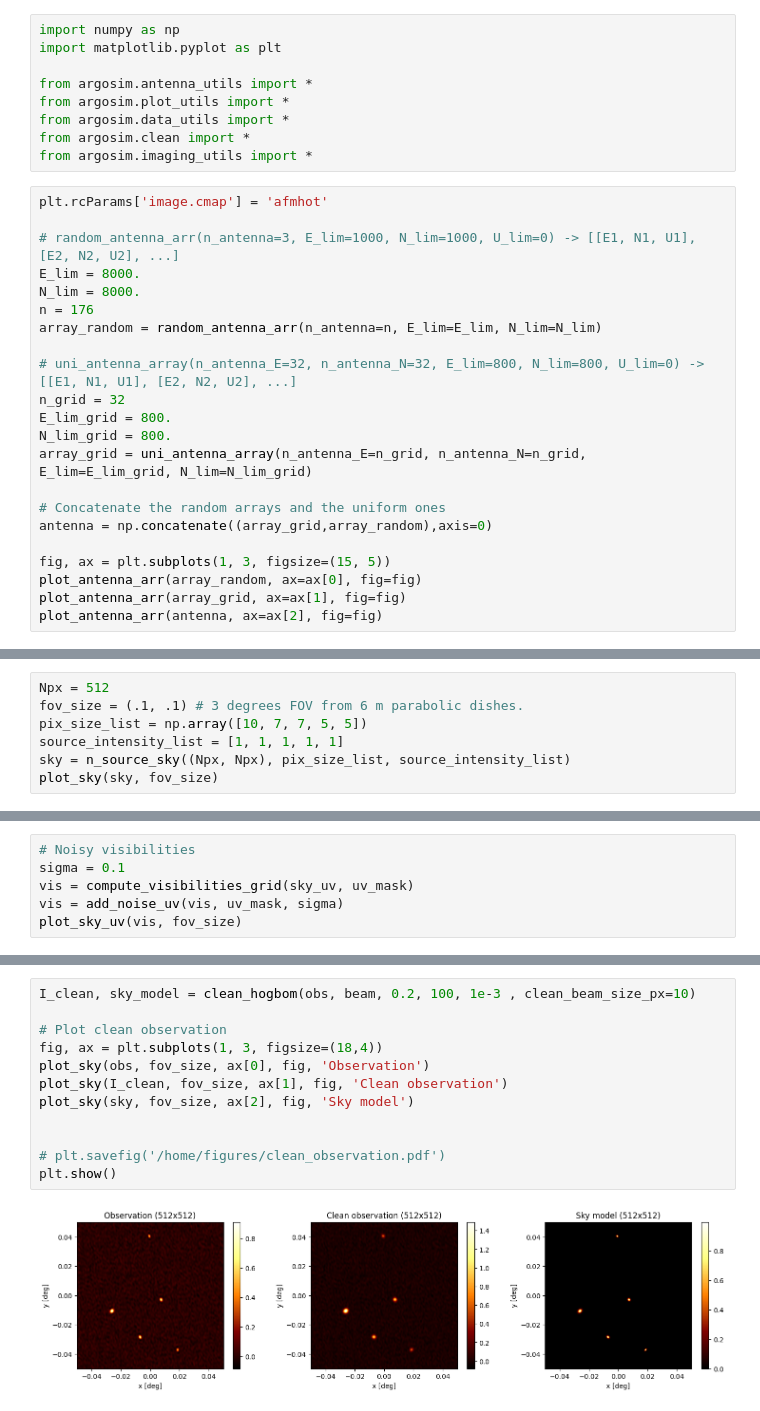
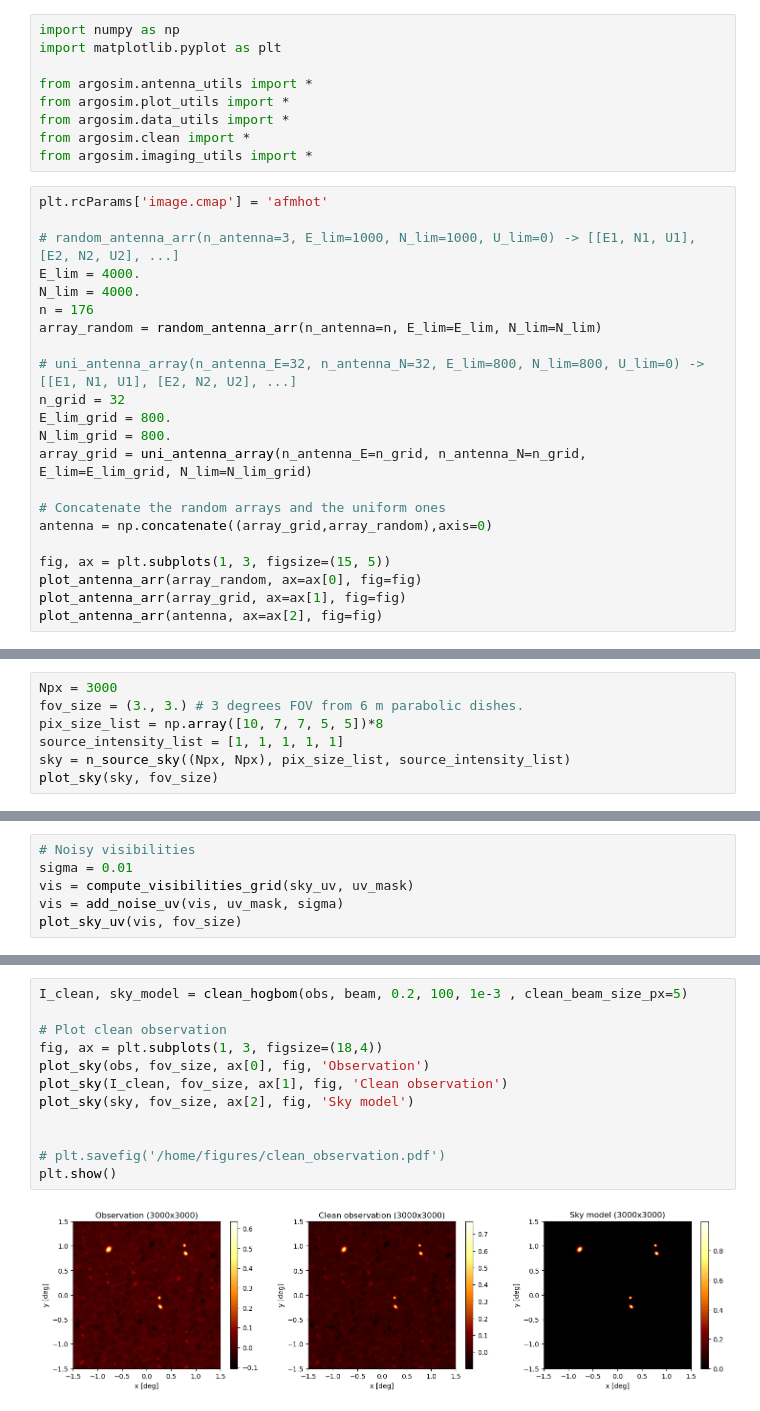
Before and after one commit to CentofantiEze/argosim, a Jupyter notebook: notebooks/full_argos_demo.ipynb, the cells around one changed output, grey strips where cells are left out. Saved outputs shown, nothing was run; the diff lists cells and outputs as text.

```diff
--- a/notebooks/full_argos_demo.ipynb
+++ b/notebooks/full_argos_demo.ipynb
@@ -11,8 +11,8 @@ from argosim.imaging_utils import *
 plt.rcParams['image.cmap'] = 'afmhot'
 
 # random_antenna_arr(n_antenna=3, E_lim=1000, N_lim=1000, U_lim=0) -> [[E1, N1, U1], [E2, N2, U2], ...]
-E_lim = 8000.
-N_lim = 8000.
+E_lim = 4000.
+N_lim = 4000.
 n = 176
 array_random = random_antenna_arr(n_antenna=n, E_lim=E_lim, N_lim=N_lim)
 
@@ -58,7 +58,7 @@ plot_baselines(track)
 # %%
-Npx = 512
-fov_size = (.1, .1) # 3 degrees FOV from 6 m parabolic dishes.
-pix_size_list = np.array([10, 7, 7, 5, 5])
+Npx = 3000
+fov_size = (3., 3.) # 3 degrees FOV from 6 m parabolic dishes.
+pix_size_list = np.array([10, 7, 7, 5, 5])*8
 source_intensity_list = [1, 1, 1, 1, 1]
 sky = n_source_sky((Npx, Npx), pix_size_list, source_intensity_list)
 plot_sky(sky, fov_size)
@@ -79,6 +79,6 @@ plot_sky_uv(uv_mask, fov_size)
 # %%
 # Noisy visibilities
-sigma = 0.1
+sigma = 0.01
 vis = compute_visibilities_grid(sky_uv, uv_mask)
 vis = add_noise_uv(vis, uv_mask, sigma)
 plot_sky_uv(vis, fov_size)
@@ -104,14 +104,14 @@ plt.show()
 # %%
-I_clean, sky_model = clean_hogbom(obs, beam, 0.2, 100, 1e-3 , clean_beam_size_px=10)
+I_clean, sky_model = clean_hogbom(obs, beam, 0.2, 100, 1e-3 , clean_beam_size_px=5)
 
 # Plot clean observation
 fig, ax = plt.subplots(1, 3, figsize=(18,4))
 plot_sky(obs, fov_size, ax[0], fig, 'Observation')
 plot_sky(I_clean, fov_size, ax[1], fig, 'Clean observation')
 plot_sky(sky, fov_size, ax[2], fig, 'Sky model')
 
 
 # plt.savefig('/home/figures/clean_observation.pdf')
 plt.show()
 # %% [output]
-[figure, old version]
+[figure, new version]
```
Also changed, not shown: parts of 9 cells of this notebook.
